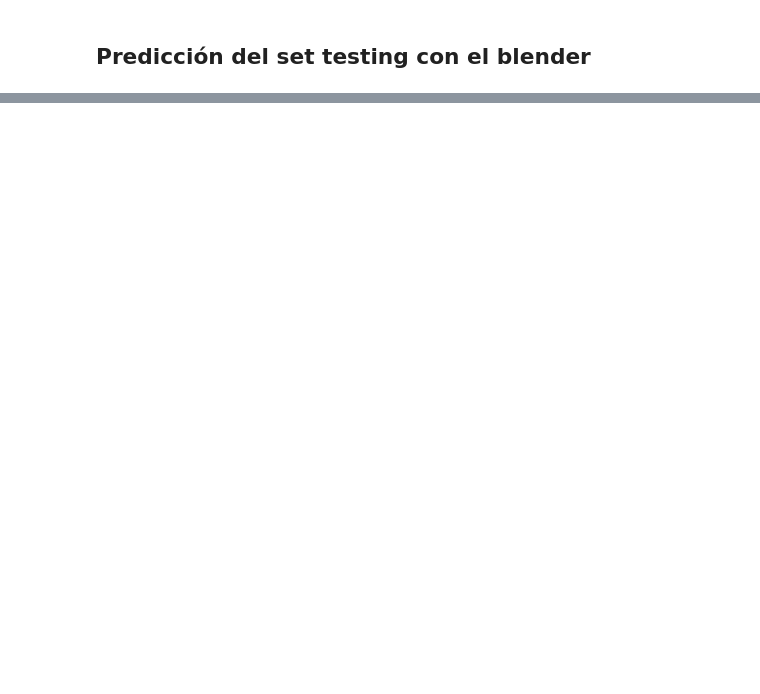
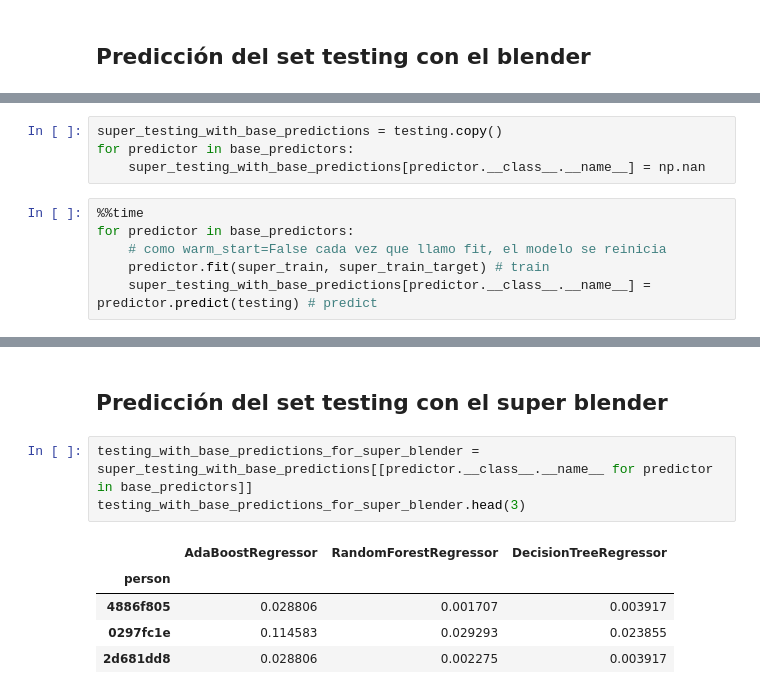
Before and after one commit to seblaz/7506-datos-tp2, a Jupyter notebook: Ensambles/Blending.ipynb, the cells around one changed output, grey strips where cells are left out. Cells and saved outputs as stored; diff of their text form; blank space fills up the shorter version.

```diff
--- a/Ensambles/Blending.ipynb
+++ b/Ensambles/Blending.ipynb
@@ -195,0 +289,10 @@ predicted.columns = ['label']
+# %%
+super_testing_with_base_predictions = testing.copy()
+for predictor in base_predictors:
+    super_testing_with_base_predictions[predictor.__class__.__name__] = np.nan
+# %%
+%%time
+for predictor in base_predictors:
+    # como warm_start=False cada vez que llamo fit, el modelo se reinicia
+    predictor.fit(super_train, super_train_target) # train
+    super_testing_with_base_predictions[predictor.__class__.__name__] = predictor.predict(testing) # predict
@@ -195,0 +302,11 @@ predicted.columns = ['label']
+# %% [markdown]
+## Predicción del set testing con el super blender
+# %%
+testing_with_base_predictions_for_super_blender = super_testing_with_base_predictions[[predictor.__class__.__name__ for predictor in base_predictors]]
+testing_with_base_predictions_for_super_blender.head(3)
+# %% [output]
+|  | AdaBoostRegressor | RandomForestRegressor | DecisionTreeRegressor |
+| person |  |  |  |
+| 4886f805 | 0.028806 | 0.001707 | 0.003917 |
+| 0297fc1e | 0.114583 | 0.029293 | 0.023855 |
+| 2d681dd8 | 0.028806 | 0.002275 | 0.003917 |
```
Also changed, not shown: parts of 30 cells of this notebook.
